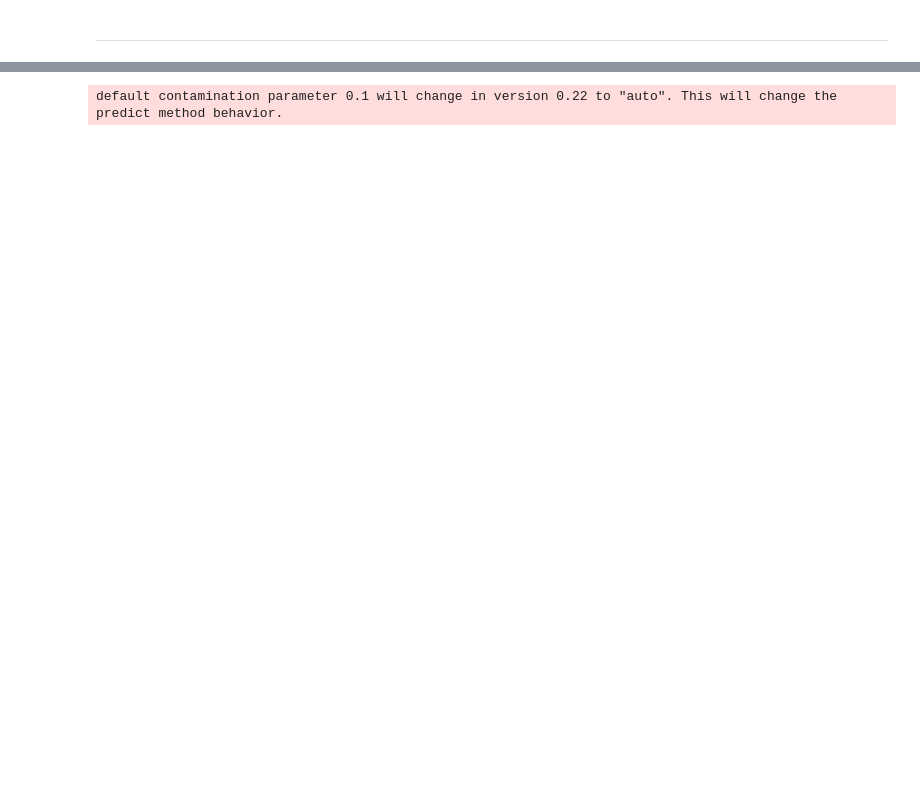
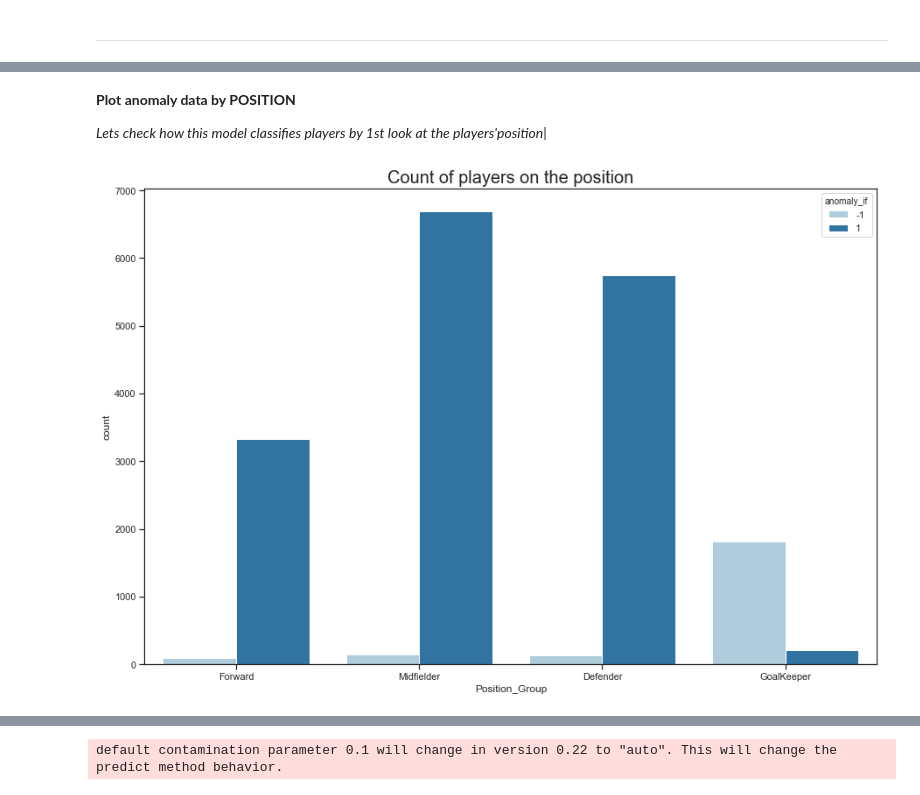
Before and after one commit to nazihkalo/FIFA19-Scouting-Analysis, a Jupyter notebook: 150-Anomoly_Detection.ipynb, the cells around one changed output, grey strips where cells are left out. Cells and saved outputs as stored; diff of their text form; code cells hidden in the pictures; blank space fills up the shorter version.

```diff
--- a/150-Anomoly_Detection.ipynb
+++ b/150-Anomoly_Detection.ipynb
@@ -533,0 +629,13 @@ fifa_gk[fifa_gk['anomaly_svm']==-1].sort_values(by=['Overall','Value'],ascending
+# %% [markdown]
+**Plot anomaly data by POSITION**
+
+*Lets check how this model classifies players by 1st look at the players'position*|
+# %%
+f, ax = plt.subplots(figsize=(15, 10))
+
+ax = sns.countplot(x = 'Position_Group', data = fifa_ad,
+                   order = ['Forward', 'Midfielder', 'Defender', 'GoalKeeper'], hue = 'anomaly_if',palette="Paired")
+
+ax.set_title(label='Count of players on the position', fontsize=20);
+# %% [output]
+[figure, added]
```
Also changed, not shown: parts of 51 cells of this notebook.
